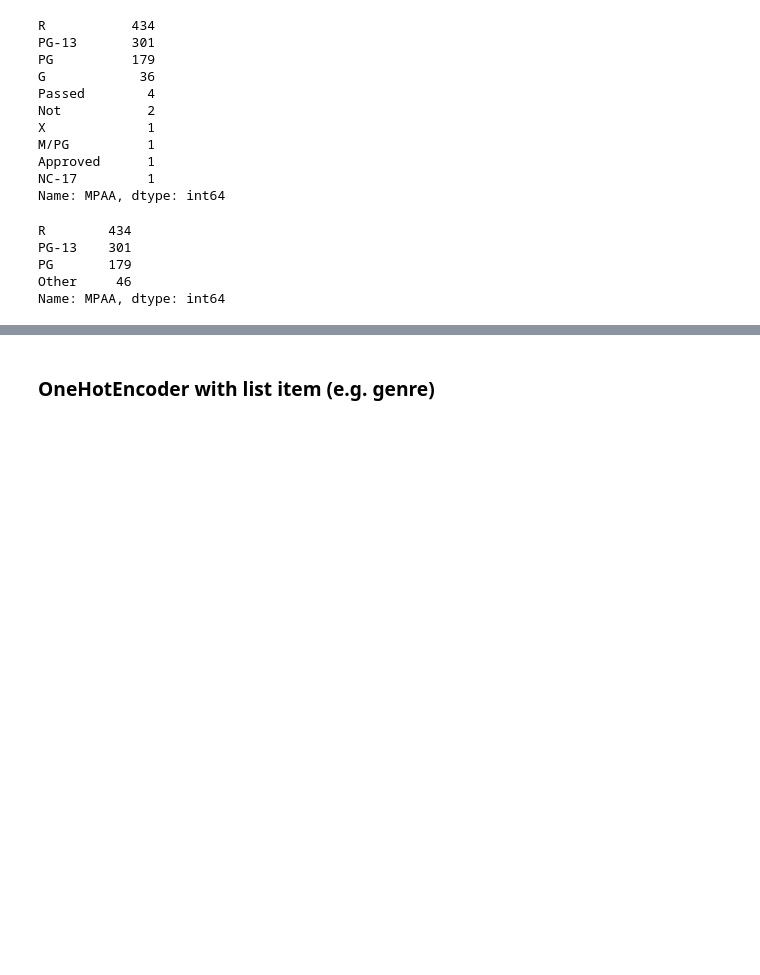
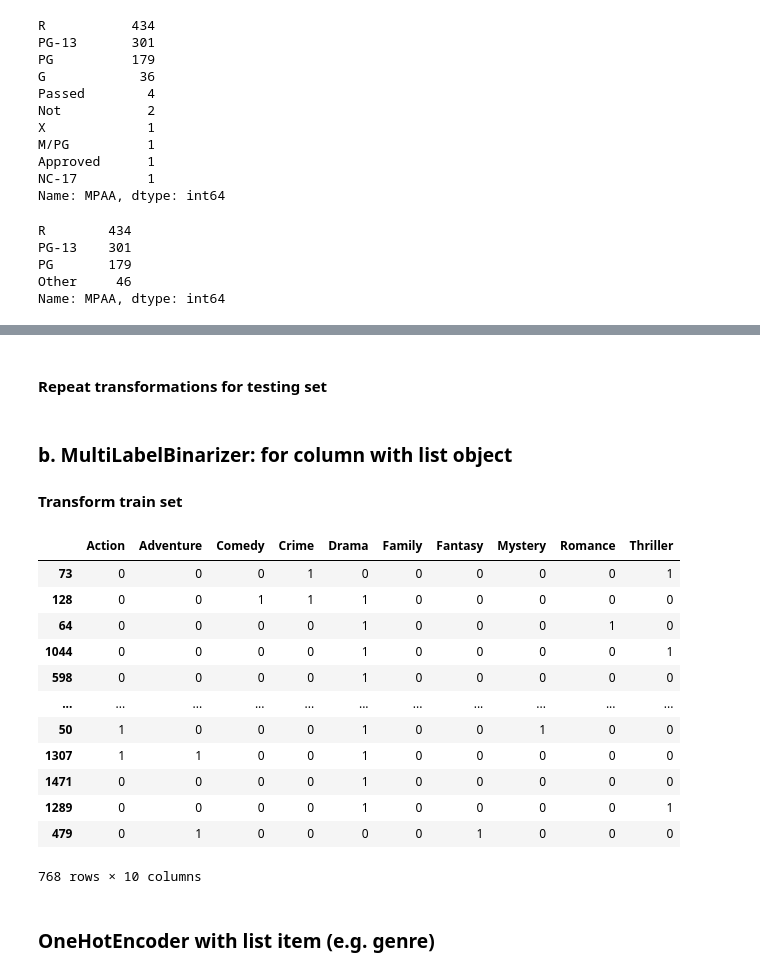
Before and after one commit to katiehuang1221/Predict-Revenue-Of-Movie-Adaptation, a Jupyter notebook: notebooks/OneHotEncoder_practice.ipynb, the cells around one changed output, grey strips where cells are left out. Cells and saved outputs as stored; diff of their text form; code cells hidden in the pictures; blank space fills up the shorter version.

```diff
--- a/notebooks/OneHotEncoder_practice.ipynb
+++ b/notebooks/OneHotEncoder_practice.ipynb
@@ -108,5 +235,36 @@ X_train_cat_df.head()
+# %% [markdown]
+#### Repeat transformations for testing set
 # %%
 # Repeat transformation for testing set
+# %% [markdown]
+### b. MultiLabelBinarizer: for column with list object
+
+#### Transform train set
+# %%
+mlb = MultiLabelBinarizer()
+# %%
+# Test on genre column first
+multilabel_variables = ['genre']
+X_train_cats = X_train[multilabel_variables]
+X_train_cats_df = pd.DataFrame(mlb.fit_transform(X_train_cats['genre']),\
+                               columns=mlb.classes_, index=X_train_cats_df.index)
+X_train_cats_df.drop(columns='Other',inplace=True)
+# %%
+X_train_cats_df
+# %% [output]
+|  | Action | Adventure | Comedy | Crime | Drama | Family | Fantasy | Mystery | Romance | Thriller |
+| 73 | 0 | 0 | 0 | 1 | 0 | 0 | 0 | 0 | 0 | 1 |
+| 128 | 0 | 0 | 1 | 1 | 1 | 0 | 0 | 0 | 0 | 0 |
+| 64 | 0 | 0 | 0 | 0 | 1 | 0 | 0 | 0 | 1 | 0 |
+| 1044 | 0 | 0 | 0 | 0 | 1 | 0 | 0 | 0 | 0 | 1 |
+| 598 | 0 | 0 | 0 | 0 | 1 | 0 | 0 | 0 | 0 | 0 |
+| ... | ... | ... | ... | ... | ... | ... | ... | ... | ... | ... |
+| 50 | 1 | 0 | 0 | 0 | 1 | 0 | 0 | 1 | 0 | 0 |
+| 1307 | 1 | 1 | 0 | 0 | 1 | 0 | 0 | 0 | 0 | 0 |
+| 1471 | 0 | 0 | 0 | 0 | 1 | 0 | 0 | 0 | 0 | 0 |
+| 1289 | 0 | 0 | 0 | 0 | 1 | 0 | 0 | 0 | 0 | 1 |
+| 479 | 0 | 1 | 0 | 0 | 0 | 0 | 1 | 0 | 0 | 0 |
+768 rows × 10 columns
 # %% [markdown]
 ### OneHotEncoder with list item (e.g. genre)
 # %%
```
Also changed, not shown: parts of 45 cells of this notebook.
